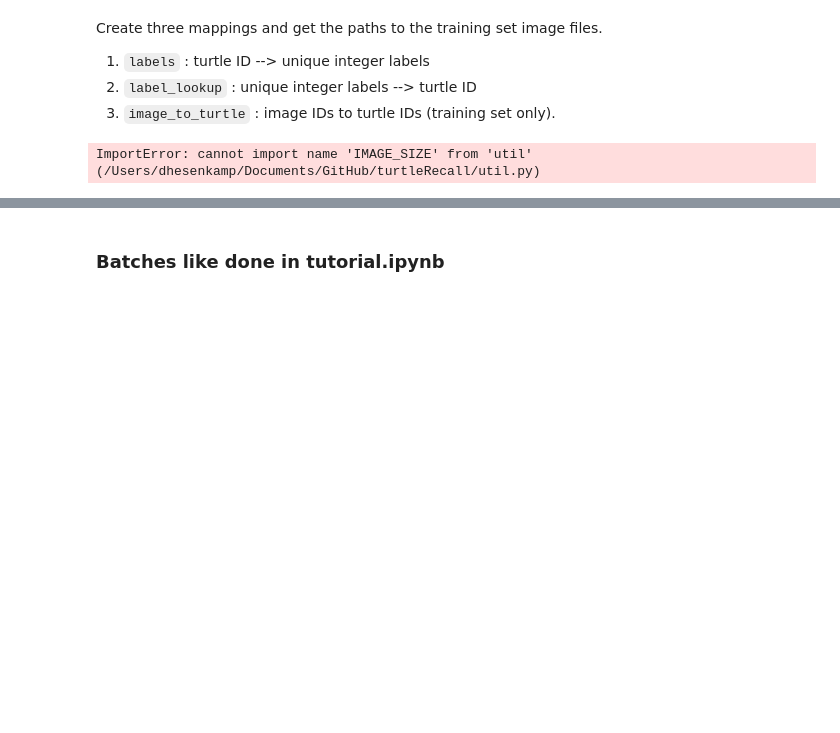
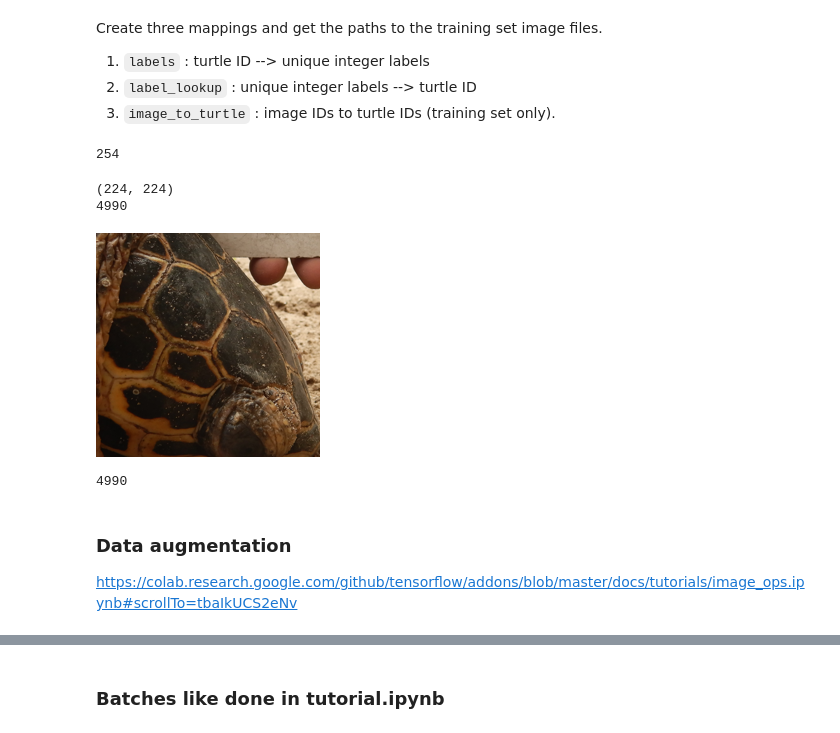
Before and after one commit to dhesenkamp/turtleRecall, a Jupyter notebook: turtleRecall.ipynb, the cells around one changed output, grey strips where cells are left out. Saved outputs shown, nothing was run; the diff lists cells and outputs as text; code cells hidden in the pictures; blank space fills up the shorter version.

```diff
--- a/turtleRecall.ipynb
+++ b/turtleRecall.ipynb
@@ -92,12 +95,11 @@ turtle_ids = sorted(np.unique(train_ds.turtle_id)) + ['new_turtle']
 # %%
 # required by current pipeline
-# consider moving to util.py
-image_files = [os.path.join(IMAGE_DIR, f) for f in os.listdir(IMAGE_DIR) if f.split('.')[0] in train_ds.image_id.values]
+turtle_ids = sorted(np.unique(df.turtle_id)) + ['new_turtle']
 
-loaded_images = [crop_and_resize(Image.open(f)) for f in tqdm.tqdm(image_files)]
+image_files = [os.path.join(IMAGE_DIR, f) for f in os.listdir(IMAGE_DIR) if f.split('.')[0] in df.image_id.values]
 image_ids = [os.path.basename(f).split('.')[0] for f in image_files]
 
-image_to_turtle = dict(zip(train_ds.image_id, train_ds.turtle_id))
+image_to_turtle = dict(zip(df.image_id, df.turtle_id))
 labels = dict(zip(turtle_ids, np.arange(len(turtle_ids))))
 
 loaded_labels = [labels[image_to_turtle[id]] for id in image_ids]
@@ -107,11 +109,31 @@ label_lookup = {v: k for k, v in labels.items()}
 num_classes = len(labels)
 
 image_turtle_ids = [image_to_turtle[id] for id in image_ids]
-# %%
-from preprocessing import crop_and_resize
-
-tqdm.tqdm._instances.clear()
-loaded_images = [crop_and_resize(Image.open(f)) for f in tqdm.tqdm(image_files)]
-# %% [output]
-ImportError: cannot import name 'IMAGE_SIZE' from 'util' (/Users/dhesenkamp/Documents/GitHub/turtleRecall/util.py)
+# %%
+NUM_CLASSES = len(turtle_ids)
+NUM_CLASSES
+# %% [output]
+254
+# %%
+def crop_and_resize(pil_img, img_size=(224,224)):
+  """Crop square from center of image and resize."""
+
+  w, h = pil_img.size
+  crop_size = min(w, h)
+  crop = pil_img.crop(((w - crop_size) // 2, (h - crop_size) // 2,
+                       (w + crop_size) // 2, (h + crop_size) // 2))
+
+  return crop.resize(img_size)
+
+tqdm.tqdm._instances.clear()
+loaded_images = [crop_and_resize(Image.open(f)) for f in tqdm.tqdm(image_files)]
+# %%
+# inspect an image
+print(loaded_images[0].size)
+print(len(loaded_images))
+loaded_images[0]
+# %% [output]
+(224, 224)
+4990
+[figure, added]
 # %%
@@ -122,2 +142,10 @@ ds = tf.data.Dataset.zip((
+# %%
+ds = tf.data.Dataset.from_tensor_slices((ims, labels))
+ds.cardinality().numpy()
+# %% [output]
+4990
 # %%
 ds = ds.map(lambda x,y: (x/255., tf.one_hot(y, NUM_CLASSES)))
+# %% [markdown]
+### Data augmentation
+https://colab.research.google.com/github/tensorflow/addons/blob/master/docs/tutorials/image_ops.ipynb#scrollTo=tbaIkUCS2eNv
```
Also changed, not shown: parts of 36 cells of this notebook.
